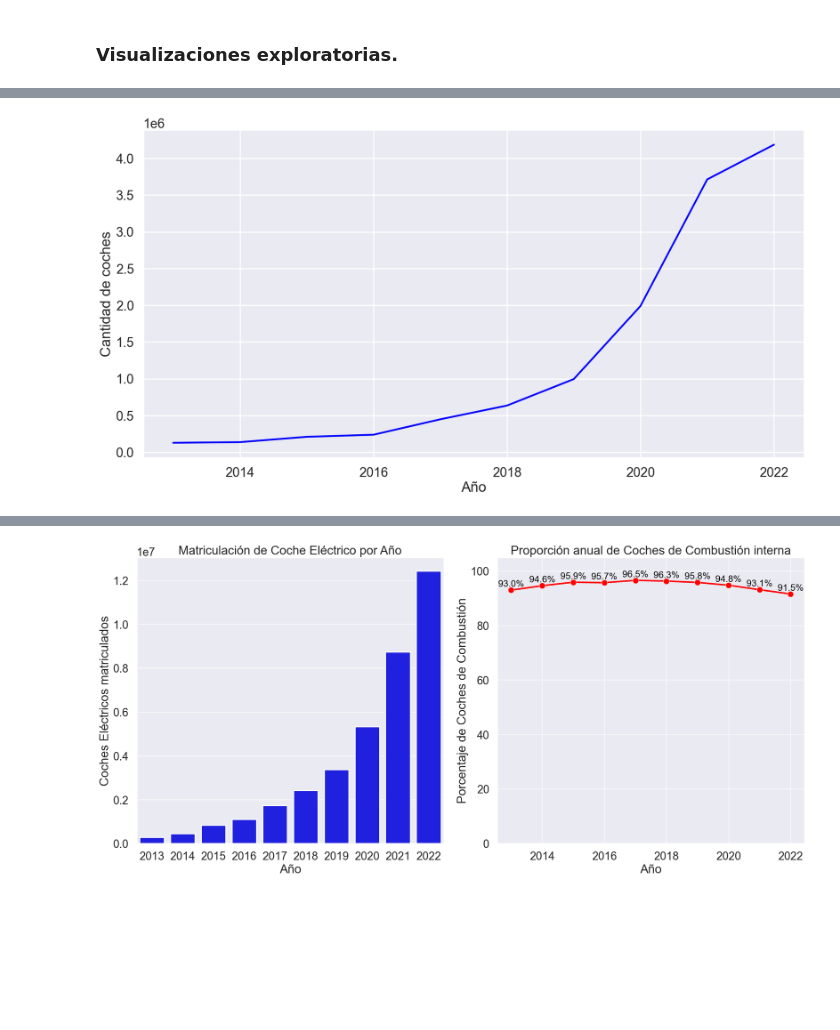
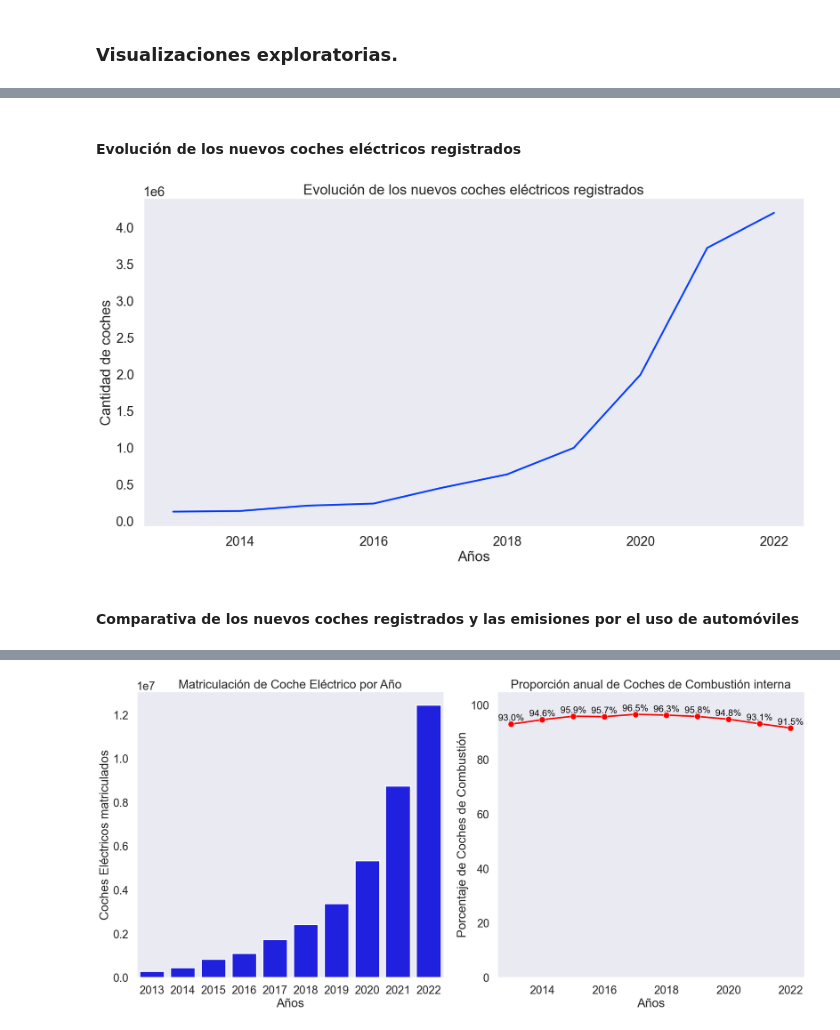
Before and after one commit to LoFloAb/Impacto_de_la_electrificaci-n_del_transporte_en_las_emisiones_de_GEI_en_Europa, a Jupyter notebook: Analisis_impacto_coche_electrico.ipynb, the cells around one changed output, grey strips where cells are left out. Saved outputs shown, nothing was run; the diff lists cells and outputs as text; code cells hidden in the pictures; blank space fills up the shorter version.

```diff
--- a/Analisis_impacto_coche_electrico.ipynb
+++ b/Analisis_impacto_coche_electrico.ipynb
@@ -200,6 +214,9 @@ En concreto:
 # %%
 # Eliminamos las columnas 'CRF1C' y 'CRF6' porque contienen solo valores nulos
 df_greenhouse_gases.drop(labels=['CRF1C', 'CRF6'], axis=1, inplace=True)
+
+# Eliminar columna de etiquetas geográficas (ya codificadas)
+df_greenhouse_gases = df_greenhouse_gases.drop(labels=['GEO (Labels)'], axis=1)
 # %% [markdown]
 #### Crear nuevas columnas a partir de subcategorías
 # %%
@@ -266,5 +307,3 @@ output_path = os.path.join(output_dir, "df_greenhouse_gases.csv")
 df_greenhouse_gases.to_csv(output_path, index=False, encoding='utf-8')
 # %% [markdown]
 ### Visualizaciones exploratorias.
-# %%
-sns.set_theme(context='poster', palette="bright")
@@ -815,8 +999,8 @@ En este paso se carga el archivo Excel que contiene los datos de emisiones de ga
 file_path = os.path.join(os.getcwd(), "Datasets_crudos", "road_eqr_carpda__custom_15714427_page_spreadsheet.xlsx")
 
 with open(file_path, "rb") as data:
-    new_cars = pd.read_excel(data, sheet_name="Data")
-new_cars.head(10)
+    df_new_cars = pd.read_excel(data, sheet_name="Data")
+df_new_cars.head(10)
 # %% [output]
 |  | GEO (Codes) | GEO (Labels) | TIME | Liquefied petroleum gases (LPG) | Natural gas | Electricity | ... |
 | 0 | EU27_2020 | European Union - 27 countries (fr... | 2013 | NaN | NaN | 21908.0 | ... |
@@ -883,0 +1205,10 @@ df_new_cars.head(10)
+# %%
+# Eliminar columnas no informativas o redundantes
+df_new_cars = df_new_cars.drop(['GEO_(Labels)', 'Alternative_energy'], axis=1)
+
+# Renombrar columnas clave para mejorar la legibilidad
+df_new_cars = df_new_cars.rename(columns={
+    'GEO_(Codes)':'Geocodificación', 'TIME':'Años',
+    'Petrol_(excluding_hybrids)': 'Gasolina',
+    'Diesel_(excluding_hybrids)': 'Diesel',
+    'Other': 'Otros'})
@@ -928,25 +1305,16 @@ df_greenhouse_gases.to_csv(output_path, index=False, encoding='utf-8')
+# %% [markdown]
+#### Evolución de los nuevos coches eléctricos registrados
 # %%
-# Seleccionar columnas relevantes (Año y sectores de emisión)
-id_vars = ["TIME"]  # Columna de años
-value_vars = df_new_cars.columns[2]  # Todas las demás columnas son sectores
+id_vars = ['Años']
+value_vars = ['Eléctricos']
+df_long = df_new_cars.melt(id_vars=id_vars, value_vars=value_vars, var_name='Motor', value_name='Cantidad de coches')
 
-# Convertir a formato largo
-df_long = df_new_cars.melt(id_vars=id_vars, value_vars=value_vars, var_name="Motor", value_name="Cantidad de coches")
-
-# Configurar el tamaño de la figura
-plt.figure(figsize=(20,10))
-
-# Crear gráfico de líneas
-sns.lineplot(data=df_long, x="TIME", y="Cantidad de coches", color='blue')  # alpha para mejorar visibilidad
-
-# Etiquetas y título
-#plt.title("Evolución de los Nuevos coches registrados por tipo de motor")
-plt.xlabel("Año")
-#plt.yticks(minor=True)
-plt.ylabel("Cantidad de coches")
-plt.grid(True)
-#plt.legend(loc='upper right', bbox_to_anchor=(1.3, 1))  # Mover la leyenda fuera del gráfico si es necesario
+plt.figure(figsize=(20, 10))
+sns.lineplot(data=df_long, x='Años', y='Cantidad de coches', color='#023eff')
+plt.title('Evolución de los nuevos coches eléctricos registrados')
 plt.show()
 # %% [output]
-[figure, old version]
+[figure, new version]
+# %% [markdown]
+#### Comparativa de los nuevos coches registrados y las emisiones por el uso de automóviles
 # %%
```
Also changed, not shown: parts of 89 cells of this notebook.
